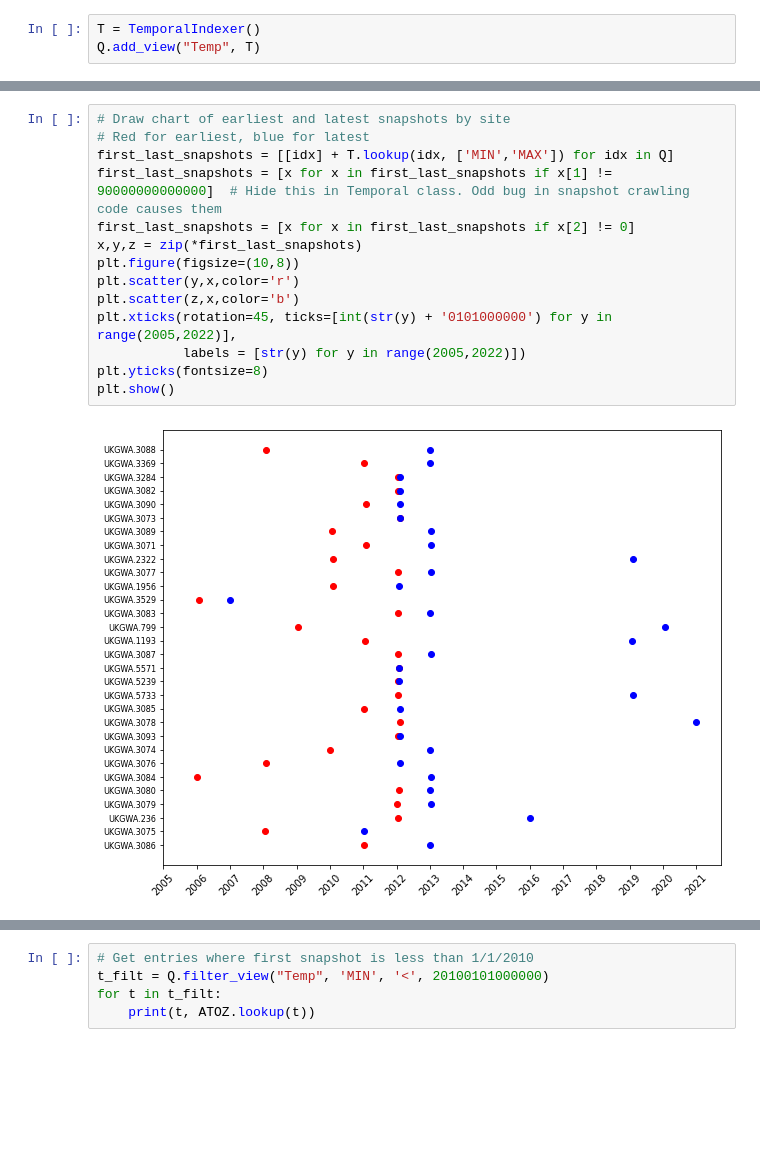
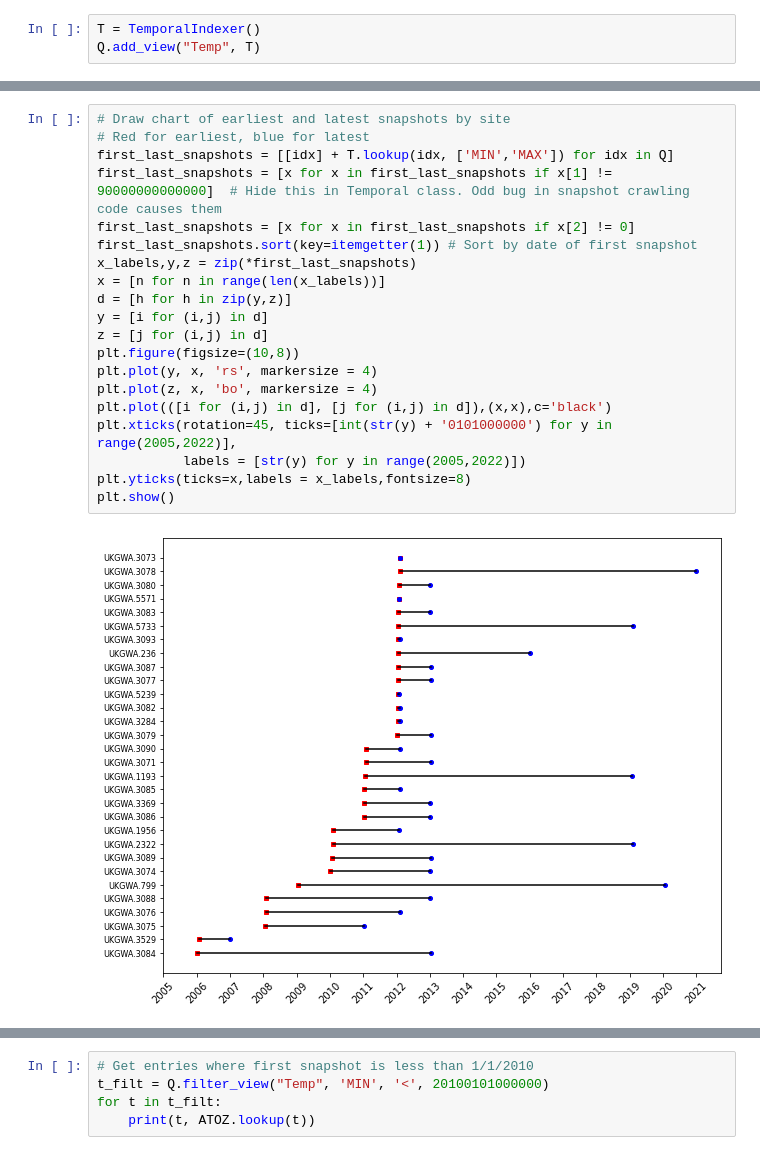
Before and after one commit to mark-bell-tna/ComputationalAccess, a Jupyter notebook: UKGWA_London_2012.ipynb, the cells around one changed output, grey strips where cells are left out. Saved outputs shown, nothing was run; the diff lists cells and outputs as text; blank space fills up the shorter version.

```diff
--- a/UKGWA_London_2012.ipynb
+++ b/UKGWA_London_2012.ipynb
@@ -198,19 +202,25 @@ Field names: [[0, 'MIN'], [1, 'MAX'], [2, 'COUNT'], [3, 'CDX']]
 # %%
 # Draw chart of earliest and latest snapshots by site
 # Red for earliest, blue for latest
 first_last_snapshots = [[idx] + T.lookup(idx, ['MIN','MAX']) for idx in Q]
 first_last_snapshots = [x for x in first_last_snapshots if x[1] != 90000000000000]  # Hide this in Temporal class. Odd bug in snapshot crawling code causes them
 first_last_snapshots = [x for x in first_last_snapshots if x[2] != 0]
-x,y,z = zip(*first_last_snapshots)
+first_last_snapshots.sort(key=itemgetter(1)) # Sort by date of first snapshot
+x_labels,y,z = zip(*first_last_snapshots)
+x = [n for n in range(len(x_labels))]
+d = [h for h in zip(y,z)]
+y = [i for (i,j) in d]
+z = [j for (i,j) in d]
 plt.figure(figsize=(10,8))
-plt.scatter(y,x,color='r')
-plt.scatter(z,x,color='b')
+plt.plot(y, x, 'rs', markersize = 4)
+plt.plot(z, x, 'bo', markersize = 4)
+plt.plot(([i for (i,j) in d], [j for (i,j) in d]),(x,x),c='black')
 plt.xticks(rotation=45, ticks=[int(str(y) + '0101000000') for y in range(2005,2022)],
            labels = [str(y) for y in range(2005,2022)])
-plt.yticks(fontsize=8)
+plt.yticks(ticks=x,labels = x_labels,fontsize=8)
 plt.show()
 # %% [output]
-[figure, old version]
+[figure, new version]
 # %%
 # Same data plotted by snapshot count
 snapshot_counts = [[idx] + T.lookup(idx, ['COUNT']) for idx in Q]
```
Also changed, not shown: parts of 12 cells of this notebook.
